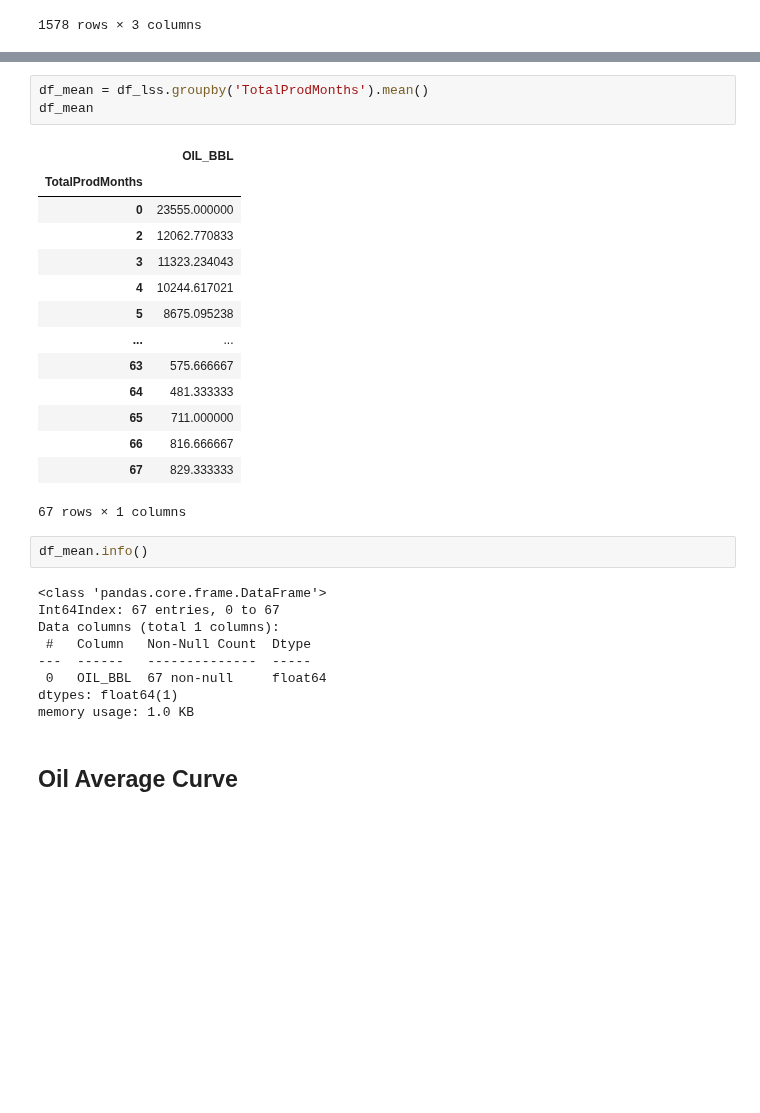
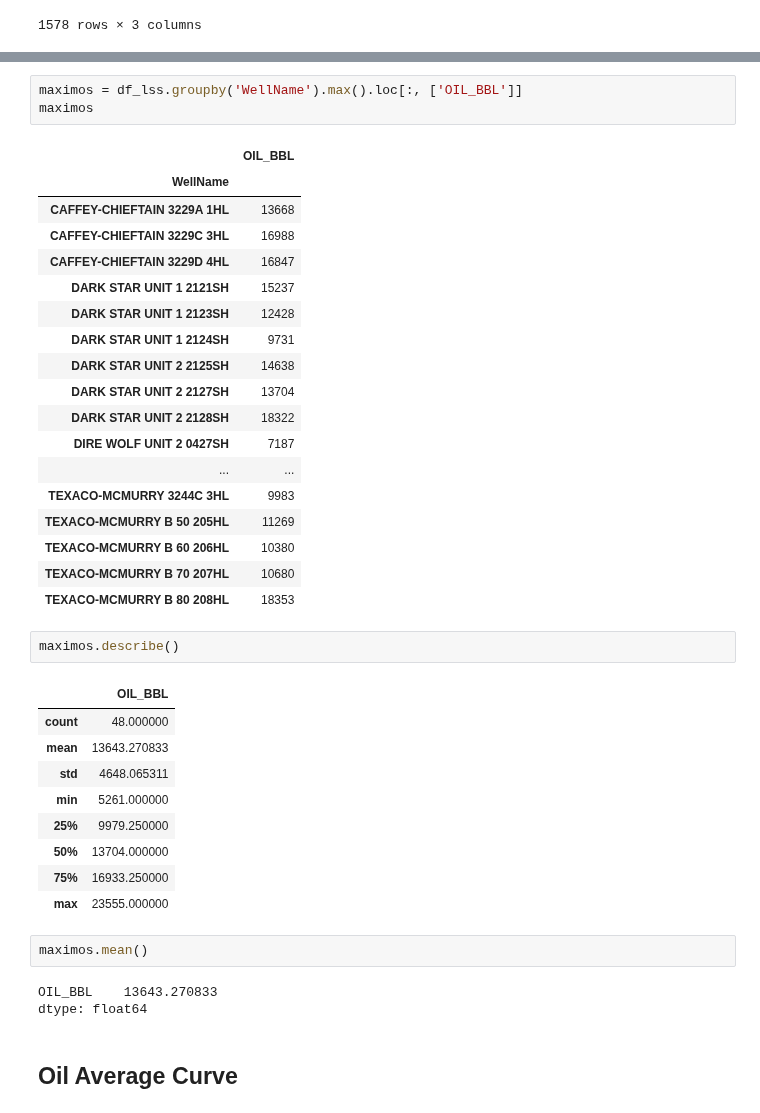
Before and after one commit to dasxgo/rocket-app, a Jupyter notebook: tap_rock_shlitz.ipynb, the cells around one changed output, grey strips where cells are left out. Drawn from its saved outputs; the diff is of its cells as text; blank space fills up the shorter version.

Commit message:
maximos

```diff
--- a/tap_rock_shlitz.ipynb
+++ b/tap_rock_shlitz.ipynb
@@ -283,32 +243,42 @@ df_lss.groupby('TotalProdMonths').count()
-# %%
-df_mean = df_lss.groupby('TotalProdMonths').mean()
-df_mean
-# %% [output]
-|  | OIL_BBL |
-| TotalProdMonths |  |
-| 0 | 23555.000000 |
-| 2 | 12062.770833 |
-| 3 | 11323.234043 |
-| 4 | 10244.617021 |
-| 5 | 8675.095238 |
-| ... | ... |
-| 63 | 575.666667 |
-| 64 | 481.333333 |
-| 65 | 711.000000 |
-| 66 | 816.666667 |
-| 67 | 829.333333 |
-67 rows × 1 columns
-# %%
-df_mean.info()
-# %% [output]
-<class 'pandas.core.frame.DataFrame'>
-Int64Index: 67 entries, 0 to 67
-Data columns (total 1 columns):
- #   Column   Non-Null Count  Dtype
----  ------   --------------  -----
- 0   OIL_BBL  67 non-null     float64
-dtypes: float64(1)
-memory usage: 1.0 KB
+# %%
+maximos = df_lss.groupby('WellName').max().loc[:, ['OIL_BBL']]
+maximos
+# %% [output]
+|  | OIL_BBL |
+| WellName |  |
+| CAFFEY-CHIEFTAIN 3229A 1HL | 13668 |
+| CAFFEY-CHIEFTAIN 3229C 3HL | 16988 |
+| CAFFEY-CHIEFTAIN 3229D 4HL | 16847 |
+| DARK STAR UNIT 1 2121SH | 15237 |
+| DARK STAR UNIT 1 2123SH | 12428 |
+| DARK STAR UNIT 1 2124SH | 9731 |
+| DARK STAR UNIT 2 2125SH | 14638 |
+| DARK STAR UNIT 2 2127SH | 13704 |
+| DARK STAR UNIT 2 2128SH | 18322 |
+| DIRE WOLF UNIT 2 0427SH | 7187 |
+| ... | ... |
+| TEXACO-MCMURRY 3244C 3HL | 9983 |
+| TEXACO-MCMURRY B 50 205HL | 11269 |
+| TEXACO-MCMURRY B 60 206HL | 10380 |
+| TEXACO-MCMURRY B 70 207HL | 10680 |
+| TEXACO-MCMURRY B 80 208HL | 18353 |
+# %%
+maximos.describe()
+# %% [output]
+|  | OIL_BBL |
+| count | 48.000000 |
+| mean | 13643.270833 |
+| std | 4648.065311 |
+| min | 5261.000000 |
+| 25% | 9979.250000 |
+| 50% | 13704.000000 |
+| 75% | 16933.250000 |
+| max | 23555.000000 |
+# %%
+maximos.mean()
+# %% [output]
+OIL_BBL    13643.270833
+dtype: float64
 # %% [markdown]
 ## Oil Average Curve
 # %%
```
Also changed, not shown: parts of 4 cells of this notebook.
